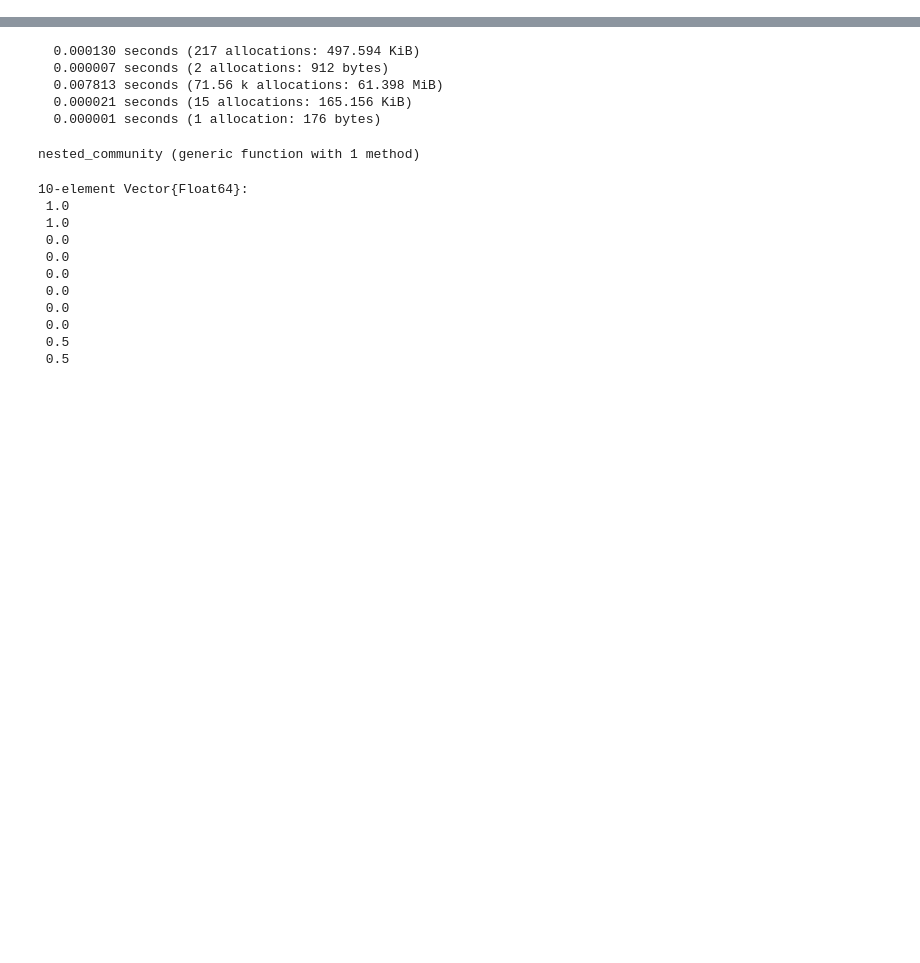
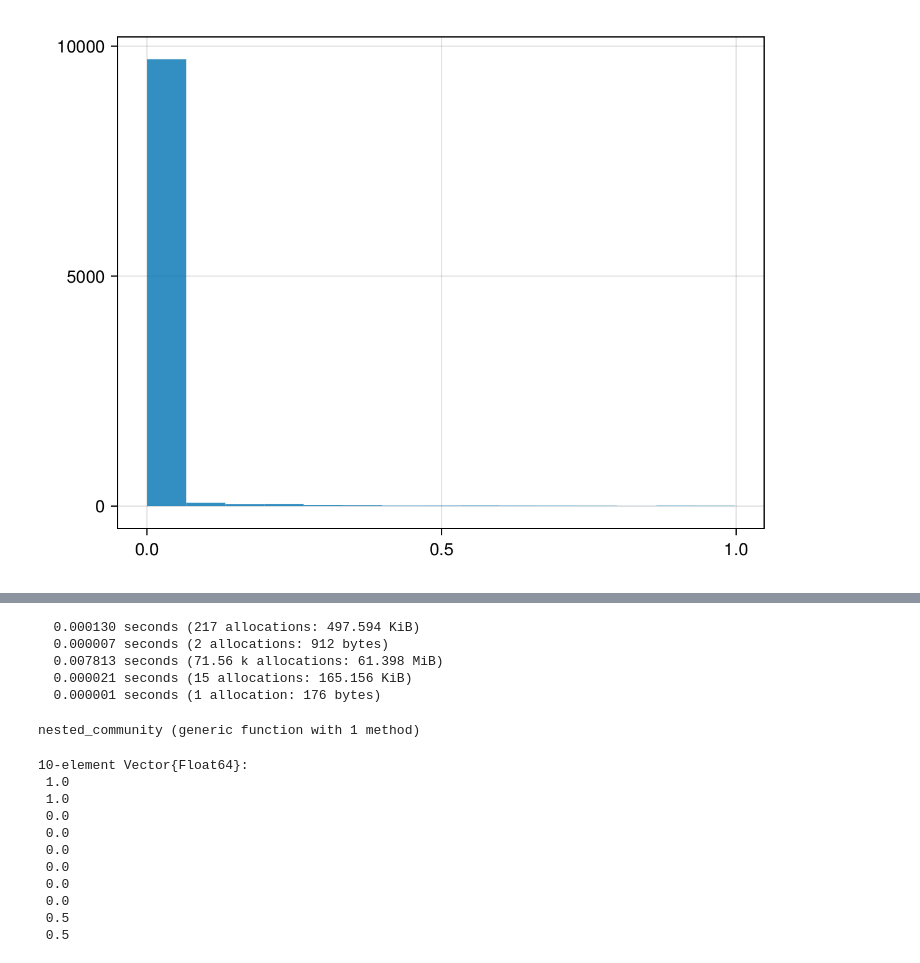
Before and after one commit to CleggTom/MiCRM_stability, a Jupyter notebook: Notebooks/Untitled.ipynb, the cells around one changed output, grey strips where cells are left out. Cells and saved outputs as stored; diff of their text form; code cells hidden in the pictures; blank space fills up the shorter version.

```diff
--- a/Notebooks/Untitled.ipynb
+++ b/Notebooks/Untitled.ipynb
@@ -40,0 +80,7 @@ get_real (generic function with 2 methods)
+# %%
+N,M = 100,100
+
+d = Distributions.Dirichlet(M, 0.01)
+U = rand(d, N)
+# %% [output]
+[figure, added]
```
Also changed, not shown: parts of 13 cells of this notebook, 12 other files.
